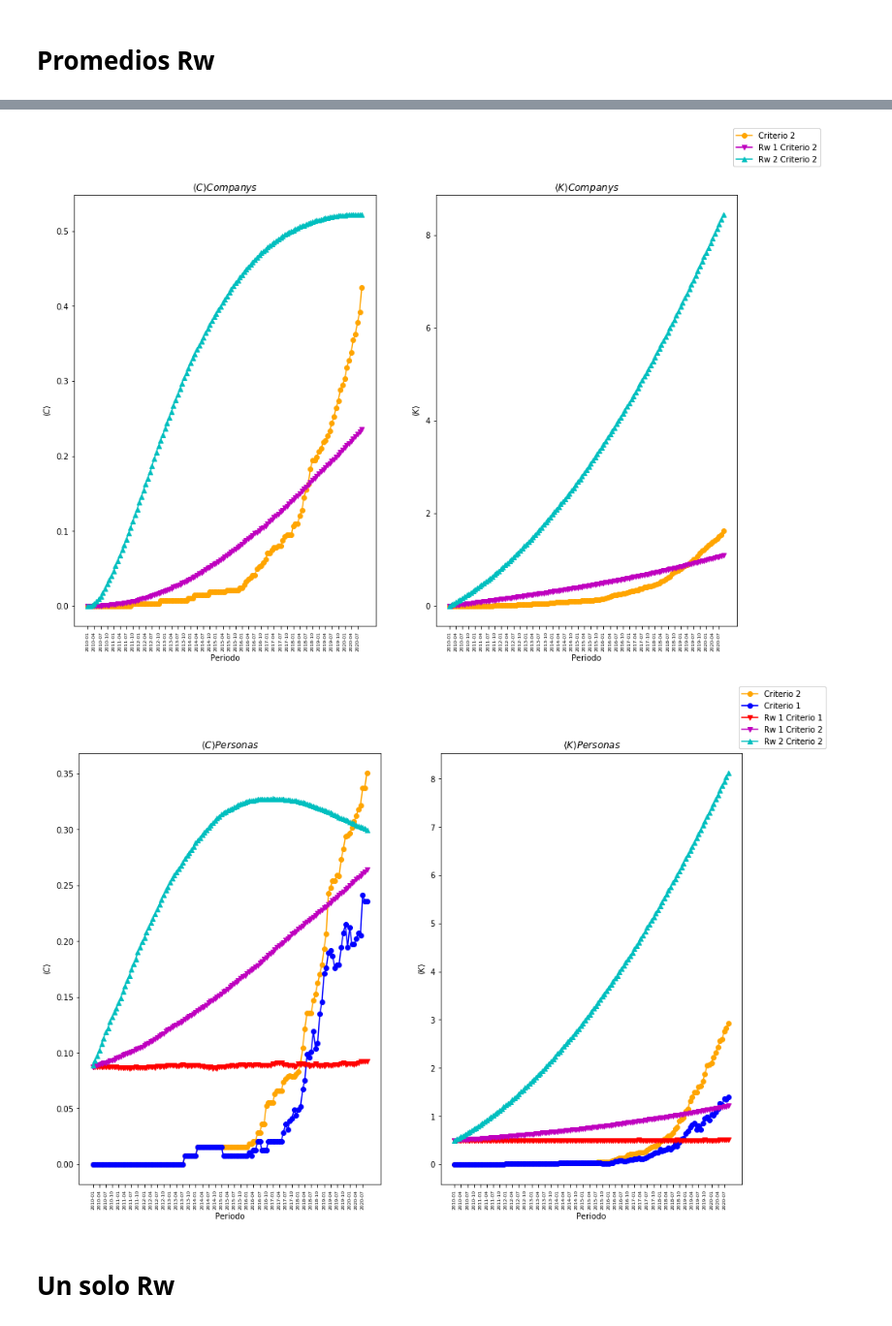
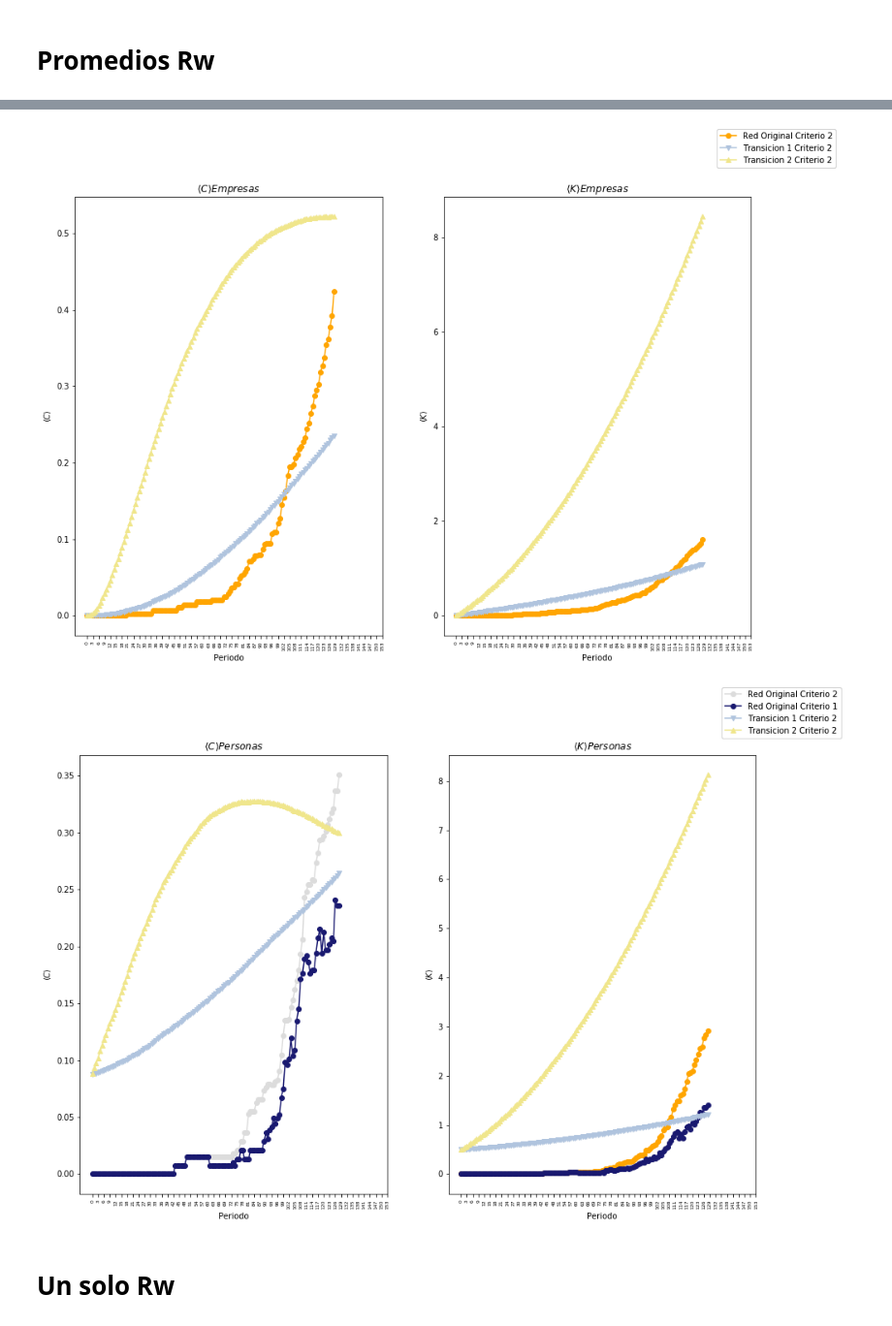
Before and after one commit to Mahonry/EncounterNetwork, a Jupyter notebook: Red de encuentros.ipynb, the cells around one changed output, grey strips where cells are left out. Shown at 97% size. Saved outputs shown, nothing was run; the diff lists cells and outputs as text; code cells hidden in the pictures.

```diff
--- a/Red de encuentros.ipynb
+++ b/Red de encuentros.ipynb
@@ -955,28 +944,28 @@ Transition_2_df = Transition_2_df.groupby('Unnamed: 0').mean().iloc[:129]
 fig, axes = plt.subplots(nrows=1, ncols=2, sharex=False, figsize=(15,10))
 line_labels = ['Criterio 1','Criterio 2']
 
-axes[0].plot(years, C_average_c_2_month[:129],color = 'orange', marker = 'o', label = 'Criterio 2')
+axes[0].plot(years[:129], C_average_c_2_month[:129],color = 'orange', marker = 'o', label = 'Red Original Criterio 2')
 #axes[0].plot(years, C_average_c_1_month[:129],color = 'blue', marker = 'o',  label = 'Criterio 1')
 #axes[0].plot(years, Transition_1_df.C_companys_1, color = 'red', marker = "v", label = "Rw 1 Criterio 1" )
-axes[0].plot(years, Transition_1_df.C_companys_2, color = 'm', marker = "v", label = "Rw 1 Criterio 2" )
+axes[0].plot(years[:129], Transition_1_df.C_companys_2, color = 'lightsteelblue', marker = "v", label = "Transicion 1 Criterio 2" )
 #axes[0].plot(years, Transition_2_df.C_companys_1, color = 'y', marker = "^", label = "Rw 2 Criterio 1" )
-axes[0].plot(years, Transition_2_df.C_companys_2 , color = "c",marker = "^", label = "Rw 2 Criterio 2")
+axes[0].plot(years[:129], Transition_2_df.C_companys_2 , color = "khaki",marker = "^", label = "Transicion 2 Criterio 2")
 
-axes[0].set_title(r'$\langle C \rangle  Companys$')
+axes[0].set_title(r'$\langle C \rangle  Empresas$')
 axes[0].set_ylabel(r'$\langle C \rangle$')
 axes[0].set_xlabel('Periodo')
 axes[0].set_xticks(years[::3])
 axes[0].set_xticklabels(years[::3],rotation = 90, fontsize = 6)
 
-axes[1].plot(years, k_average_c_2_month[:129],color = 'orange', marker = 'o')
+axes[1].plot(years[:129], k_average_c_2_month[:129],color = 'orange', marker = 'o')
 #axes[1].plot(years, k_average_c_1_month[:129],color = 'blue', marker = 'o')
 #axes[1].plot(years, Transition_1_df.k_companys_1, color = 'red', marker = "v")
-axes[1].plot(years, Transition_1_df.k_companys_2, color = 'm', marker = "v")
+axes[1].plot(years[:129], Transition_1_df.k_companys_2, color = 'lightsteelblue', marker = "v")
 #axes[1].plot(years, Transition_2_df.k_companys_1, color = 'y', marker = "^")
-axes[1].plot(years, Transition_2_df.k_companys_2, color = "c",marker = "^")
+axes[1].plot(years[:129], Transition_2_df.k_companys_2, color = "khaki",marker = "^")
 
 
-axes[1].set_title(r'$\langle K \rangle  Companys$')
+axes[1].set_title(r'$\langle K \rangle  Empresas$')
 axes[1].set_ylabel(r'$\langle K \rangle$')
 axes[1].set_xlabel('Periodo')
 axes[1].set_xticks(years[::3])
@@ -996,54 +985,54 @@ for ax in  fig.axes:
 plt.savefig('./images/Resultados_centralidad_companys.jpeg')
 plt.show()
 # %% [output]
-[figure, old version]
+[figure, new version]
 # %%
 #Companys
 fig, axes = plt.subplots(nrows=1, ncols=2, sharex=False, figsize=(15,10))
 line_labels = ['Criterio 1','Criterio 2']
 
-axes[0].plot(years, C_average_p_2_month[:129],color = 'orange', marker = 'o', label = 'Criterio 2')
-axes[0].plot(years, C_average_p_1_month[:129],color = 'blue', marker = 'o',  label = 'Criterio 1')
-axes[0].plot(years, Transition_1_df.C_people_1, color = 'red', marker = "v", label = "Rw 1 Criterio 1" )
-axes[0].plot(years, Transition_1_df.C_people_2, color = 'm', marker = "v", label = "Rw 1 Criterio 2" )
+axes[0].plot(years[:129], C_average_p_2_month[:129],color = 'gainsboro', marker = 'o', label = 'Red Original Criterio 2')
+axes[0].plot(years[:129], C_average_p_1_month[:129],color = 'midnightblue', marker = 'o',  label = 'Red Original Criterio 1')
+#axes[0].plot(years[:129], Transition_1_df.C_people_1, color = 'red', marker = "v", label = "Transicion 1 Criterio 1" )
+axes[0].plot(years[:129], Transition_1_df.C_people_2, color = 'lightsteelblue', marker = "v", label = "Transicion 1 Criterio 2" )
 #axes[0].plot(years, Transition_2_df.C_people_1, color = 'y', marker = "^", label = "Rw 2 Criterio 1" )
-axes[0].plot(years, Transition_2_df.C_people_2 , color = "c",marker = "^", label = "Rw 2 Criterio 2")
+axes[0].plot(years[:129], Transition_2_df.C_people_2 , color = "khaki",marker = "^", label = "Transicion 2 Criterio 2")
 
 axes[0].set_title(r'$\langle C \rangle  Personas$')
 axes[0].set_ylabel(r'$\langle C \rangle$')
 axes[0].set_xlabel('Periodo')
 axes[0].set_xticks(years[::3])
 axes[0].set_xticklabels(years[::3],rotation = 90, fontsize = 6)
 
-axes[1].plot(years, k_average_p_2_month[:129],color = 'orange', marker = 'o')
-axes[1].plot(years, k_average_p_1_month[:129],color = 'blue', marker = 'o')
-axes[1].plot(years, Transition_1_df.k_people_1, color = 'red', marker = "v")
-axes[1].plot(years, Transition_1_df.k_people_2, color = 'm', marker = "v")
+axes[1].plot(years[:129], k_average_p_2_month[:129],color = 'orange', marker = 'o')
+axes[1].plot(years[:129], k_average_p_1_month[:129],color = 'midnightblue', marker = 'o')
+#axes[1].plot(years[:129], Transition_1_df.k_people_1, color = 'red', marker = "v")
+axes[1].plot(years[:129], Transition_1_df.k_people_2, color = 'lightsteelblue',marker = "v")
 #axes[1].plot(years, Transition_2_df.k_people_1, color = 'y', marker = "^")
-axes[1].plot(years, Transition_2_df.k_people_2, color = "c",marker = "^")
+axes[1].plot(years[:129], Transition_2_df.k_people_2, color = "khaki",marker = "^")
 
 
 axes[1].set_title(r'$\langle K \rangle  Personas$')
 axes[1].set_ylabel(r'$\langle K \rangle$')
 axes[1].set_xlabel('Periodo')
 axes[1].set_xticks(years[::3])
 axes[1].set_xticklabels(years[::3],rotation = 90, fontsize = 6)
 
 
 lines = []
 labels = []
 
 for ax in  fig.axes:
     axLine, axLabel = ax.get_legend_handles_labels()
     lines.extend(axLine)
     labels.extend(axLabel)
 
     fig.legend(lines, labels,
            loc="upper")
-plt.savefig('./images/Resultados_centralidad_personas.jpeg')
+#plt.savefig('./images/Resultados_centralidad_personas.jpeg')
 plt.show()
 # %% [output]
-[figure, old version]
+[figure, new version]
 # %% [markdown]
 # Un solo Rw
 # %%
```
Also changed, not shown: parts of 4 cells of this notebook, 2 other files.
